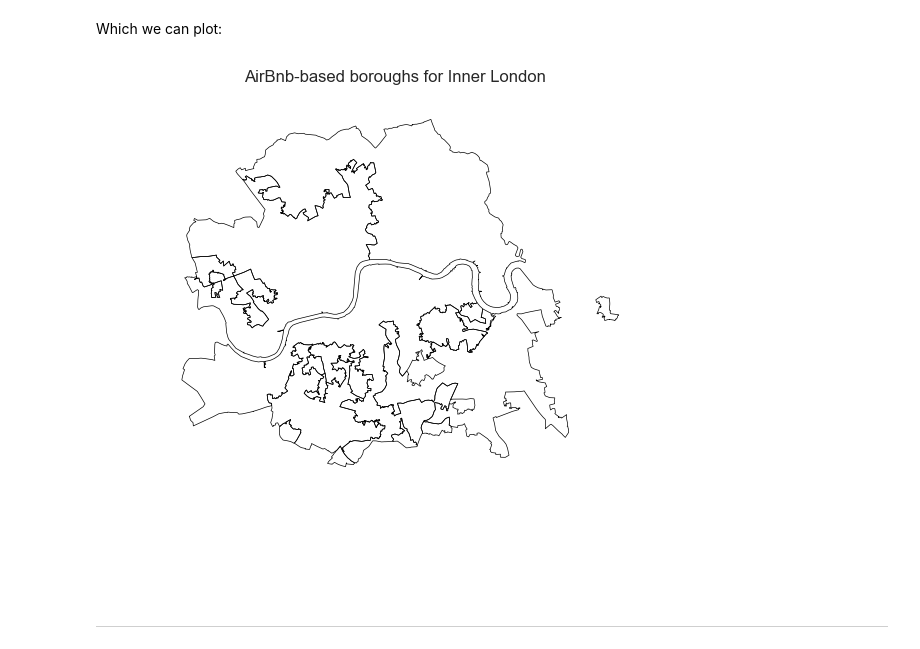
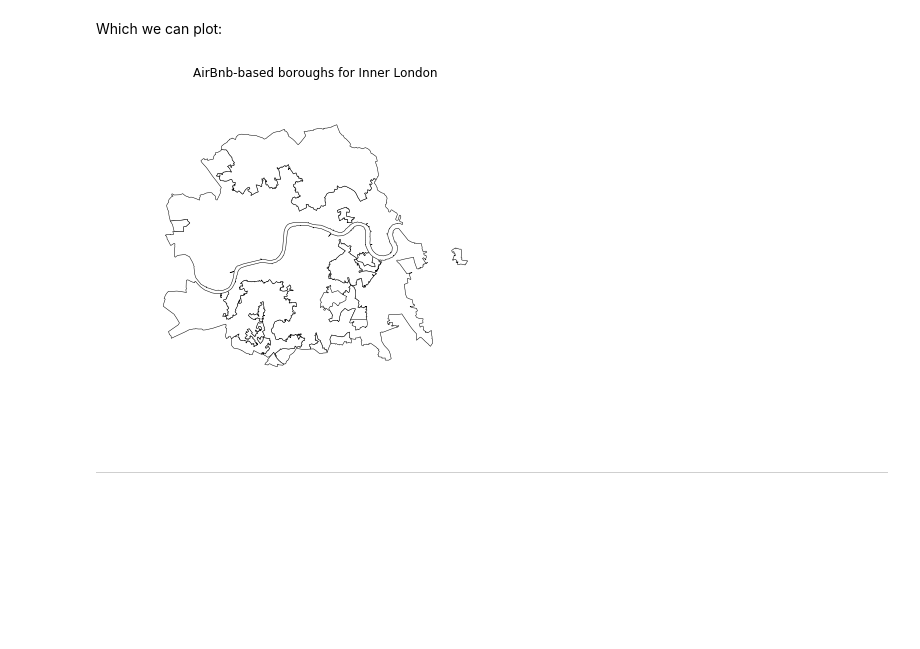
Before and after one commit to darribas/gds17, a Jupyter notebook: content/labs/lab_06.ipynb, the cells around one changed output. Saved outputs shown, nothing was run; the diff lists cells and outputs as text; code cells hidden in the pictures; blank space fills up the shorter version.

```diff
--- a/content/labs/lab_06.ipynb
+++ b/content/labs/lab_06.ipynb
@@ -470,0 +375,3 @@ Name: azp13cls, dtype: int64
+# %%
+sagg13 = cluster.AgglomerativeClustering(n_clusters=13, connectivity=w.sparse)
+sagg13
@@ -470,0 +386,5 @@ Name: azp13cls, dtype: int64
+# %%
+# This line is required to obtain the same results always
+np.random.seed(1234)
+# Run the clustering algorithm
+sagg13cls = sagg13.fit(abb[ratings])
@@ -471,3 +393,5 @@ Name: azp13cls, dtype: int64
+# %%
+abb['sagg13cls'] = sagg13cls.labels_
 # %% [markdown]
 ### Mapping the resulting regions
 
@@ -511,26 +435,28 @@ def dissolve(gs):
 # %% [markdown]
 The boundaries for the AirBnb boroughs can then be obtained as follows:
 # %%
-# Dissolve the polygons based on `azp13cls`
-abb_boroughs = abb['geometry'].groupby(abb['azp13cls']).apply(dissolve)
+# Dissolve the polygons based on `sagg13cls`
+abb_boroughs = gpd.GeoSeries(abb.groupby(abb['sagg13cls'])\
+                                .apply(dissolve),
+                             crs=abb.crs)
 # %% [markdown]
 Which we can plot:
 # %%
 # Setup figure and ax
 f, ax = plt.subplots(1, figsize=(6, 6))
 # Plot boundary lines
-for poly in abb_boroughs:
-    gpd.plotting.plot_multipolygon(ax, poly, facecolor='white', linewidth=0.5)
+abb_boroughs.plot(ax=ax, linewidth=0.5,\
+                  facecolor='white', edgecolor='k')
 # Remove axis
 ax.set_axis_off()
 # Keep axes proportionate
 plt.axis('equal')
 # Add title
 plt.title('AirBnb-based boroughs for Inner London')
 # Display the map
 plt.show()
 # %% [output]
-[figure, old version]
+[figure, new version]
 # %% [markdown]
 ---
 # %% [markdown]
```
Also changed, not shown: parts of 36 cells of this notebook, 2 other files.
